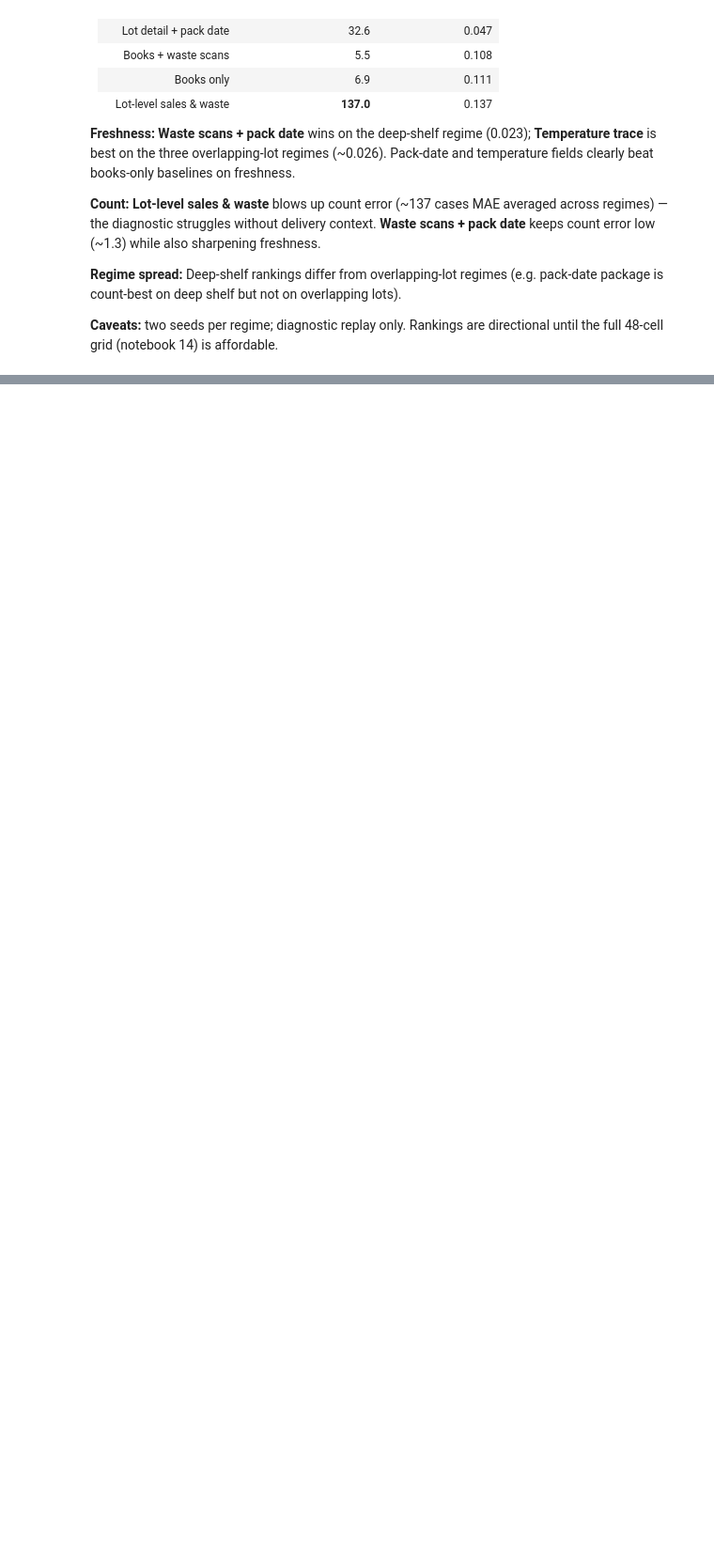
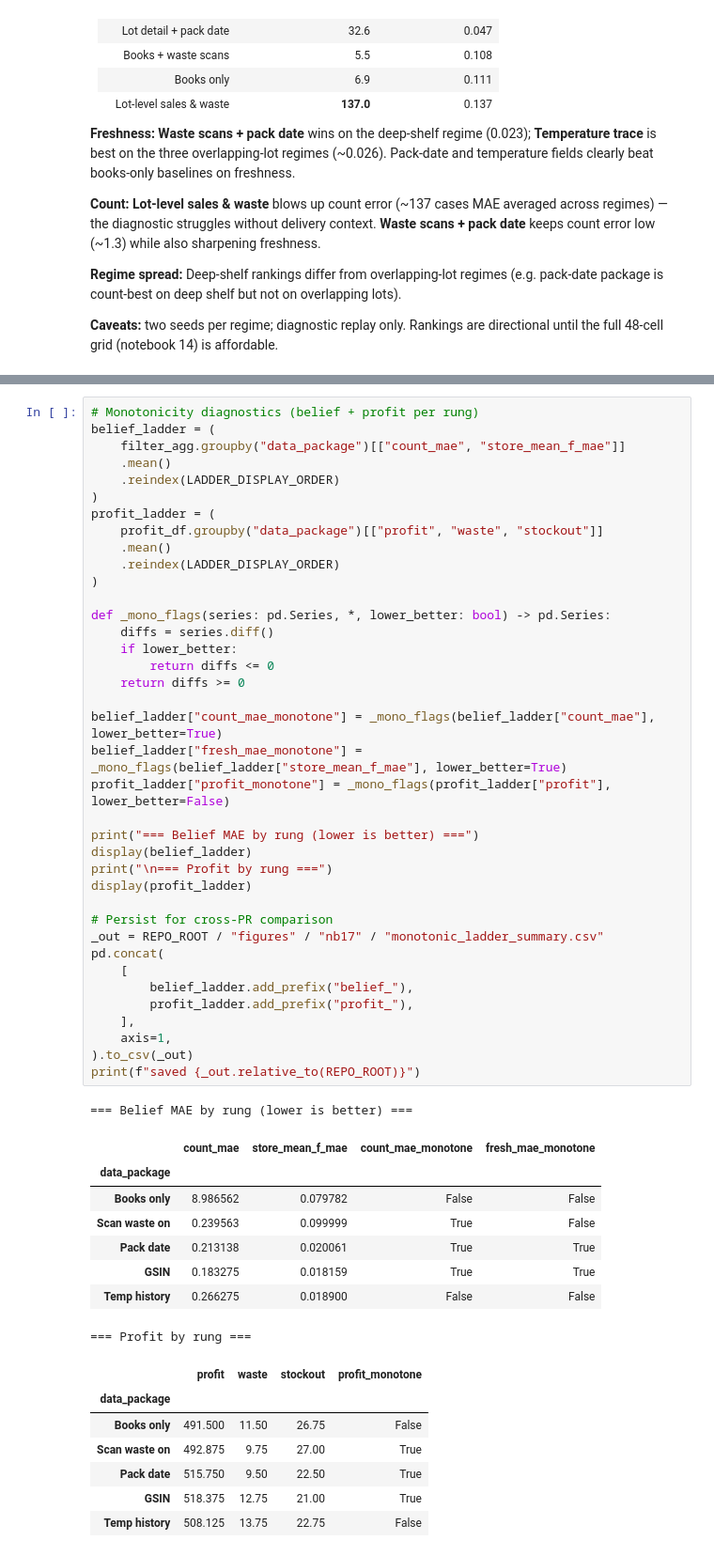
Before and after one commit to OliverEvans96/blueberries-voi, a Jupyter notebook: notebooks/17_prelim_channel_ladder.ipynb, the cells around one changed output, grey strips where cells are left out. Shown at 94% size. Saved outputs shown, nothing was run; the diff lists cells and outputs as text; blank space fills up the shorter version.

```diff
--- a/notebooks/17_prelim_channel_ladder.ipynb
+++ b/notebooks/17_prelim_channel_ladder.ipynb
@@ -373,0 +355,55 @@ Those answers **diverge by design**. A package that wins on freshness accuracy m
+# %%
+# Monotonicity diagnostics (belief + profit per rung)
+belief_ladder = (
+    filter_agg.groupby("data_package")[["count_mae", "store_mean_f_mae"]]
+    .mean()
+    .reindex(LADDER_DISPLAY_ORDER)
+)
+profit_ladder = (
+    profit_df.groupby("data_package")[["profit", "waste", "stockout"]]
+    .mean()
+    .reindex(LADDER_DISPLAY_ORDER)
+)
+
+def _mono_flags(series: pd.Series, *, lower_better: bool) -> pd.Series:
+    diffs = series.diff()
+    if lower_better:
+        return diffs <= 0
+    return diffs >= 0
+
+belief_ladder["count_mae_monotone"] = _mono_flags(belief_ladder["count_mae"], lower_better=True)
+belief_ladder["fresh_mae_monotone"] = _mono_flags(belief_ladder["store_mean_f_mae"], lower_better=True)
+profit_ladder["profit_monotone"] = _mono_flags(profit_ladder["profit"], lower_better=False)
+
+print("=== Belief MAE by rung (lower is better) ===")
+display(belief_ladder)
+print("\n=== Profit by rung ===")
+display(profit_ladder)
+
+# Persist for cross-PR comparison
+_out = REPO_ROOT / "figures" / "nb17" / "monotonic_ladder_summary.csv"
+pd.concat(
+    [
+        belief_ladder.add_prefix("belief_"),
+        profit_ladder.add_prefix("profit_"),
+    ],
+    axis=1,
+).to_csv(_out)
+print(f"saved {_out.relative_to(REPO_ROOT)}")
+# %% [output]
+=== Belief MAE by rung (lower is better) ===
+|  | count_mae | store_mean_f_mae | count_mae_monotone | fresh_mae_monotone |
+| data_package |  |  |  |  |
+| Books only | 8.986562 | 0.079782 | False | False |
+| Scan waste on | 0.239563 | 0.099999 | True | False |
+| Pack date | 0.213138 | 0.020061 | True | True |
+| GSIN | 0.183275 | 0.018159 | True | True |
+| Temp history | 0.266275 | 0.018900 | False | False |
+=== Profit by rung ===
+|  | profit | waste | stockout | profit_monotone |
+| data_package |  |  |  |  |
+| Books only | 491.500 | 11.50 | 26.75 | False |
+| Scan waste on | 492.875 | 9.75 | 27.00 | True |
+| Pack date | 515.750 | 9.50 | 22.50 | True |
+| GSIN | 518.375 | 12.75 | 21.00 | True |
+| Temp history | 508.125 | 13.75 | 22.75 | False |
```
Also changed, not shown: parts of 10 cells of this notebook, 3 other files.
